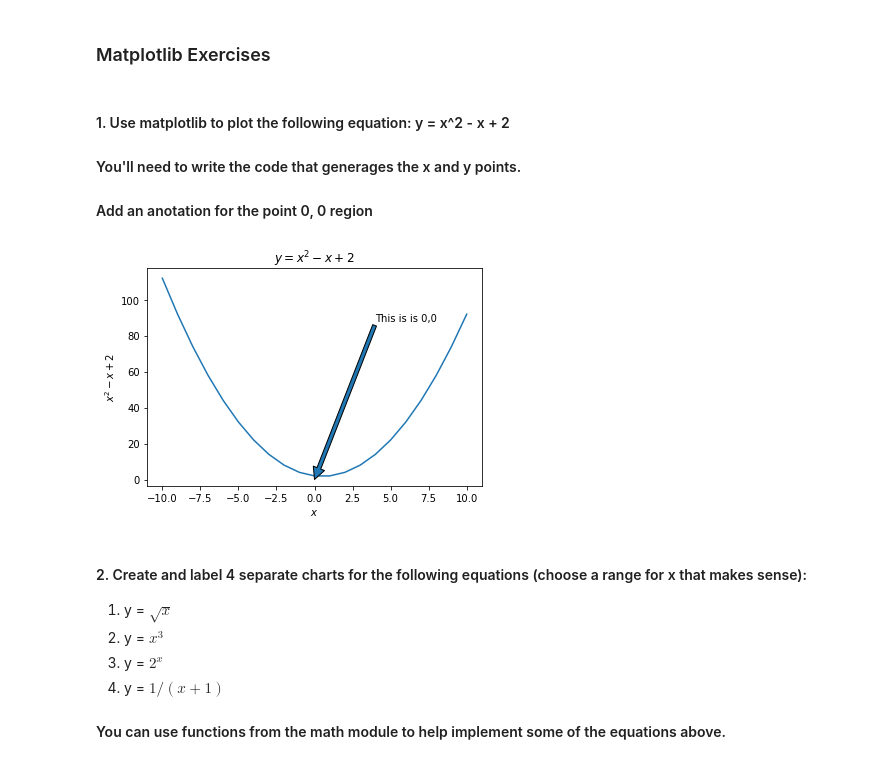
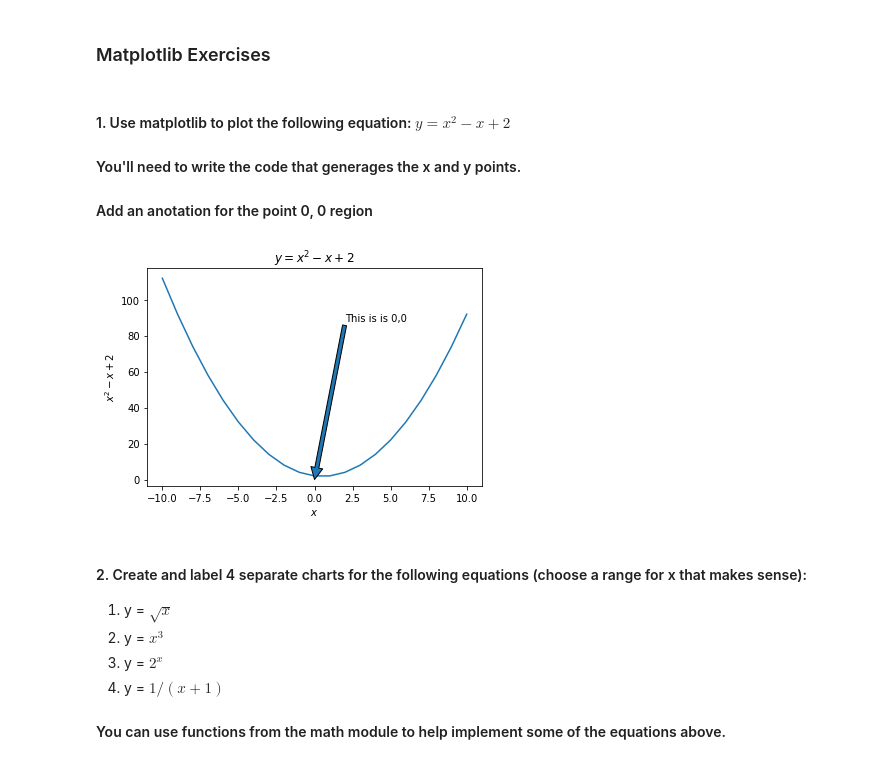
Before and after one commit to david-rodriguez-siller/numpy-pandas-visualization-exercises, a Jupyter notebook: matplotlib_exercises.ipynb, the cells around one changed output. Drawn from its saved outputs; the diff is of its cells as text; code cells hidden in the pictures.

Commit message:
Matplotlib Python Exercises

```diff
--- a/matplotlib_exercises.ipynb
+++ b/matplotlib_exercises.ipynb
@@ -1,7 +1,7 @@
 # %% [markdown]
 ### Matplotlib Exercises
 # %% [markdown]
-#### 1. Use matplotlib to plot the following equation: y = x^2 - x + 2
+#### 1. Use matplotlib to plot the following equation: $y = x^2 - x + 2$
 #### You'll need to write the code that generages the x and y points.
 #### Add an anotation for the point 0, 0 region
 # %%
@@ -17,15 +17,18 @@ import pandas as pd
 # %%
 x = range(-10, 11)
 y = [n ** 2 - n + 2 for n in x]
 plt.plot(x, y)
 
 plt.title('$y = x^2 - x + 2$')
 plt.xlabel('$x$');
 plt.ylabel('$x^2 - x + 2$');
 
-plt.annotate('This is is 0,0', (0, 0), (4, 88), arrowprops = dict());
+plt.annotate('This is is 0,0', (0, 0), (2, 88), arrowprops = dict());
+
+# save the figure
+# plt.savefig('figure1.png')
 # %% [output]
-[figure, old version]
+[figure, new version]
 # %% [markdown]
 #### 2. Create and label 4 separate charts for the following equations (choose a range for x that makes sense):
 1. y = $\sqrt{x}$
```
Also changed, not shown: parts of 6 cells of this notebook.
